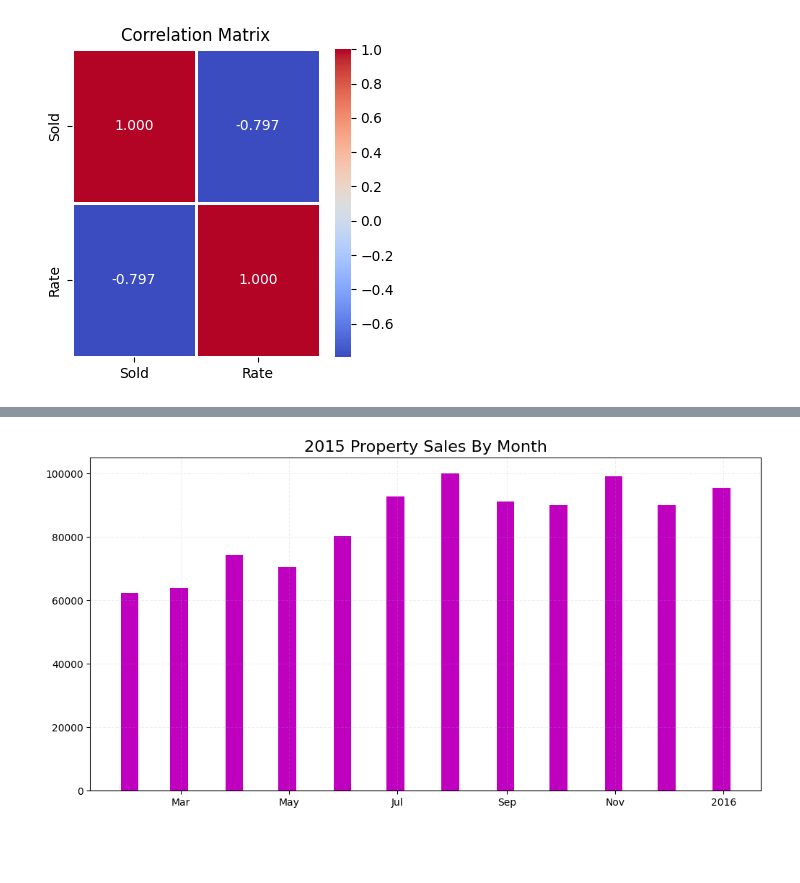
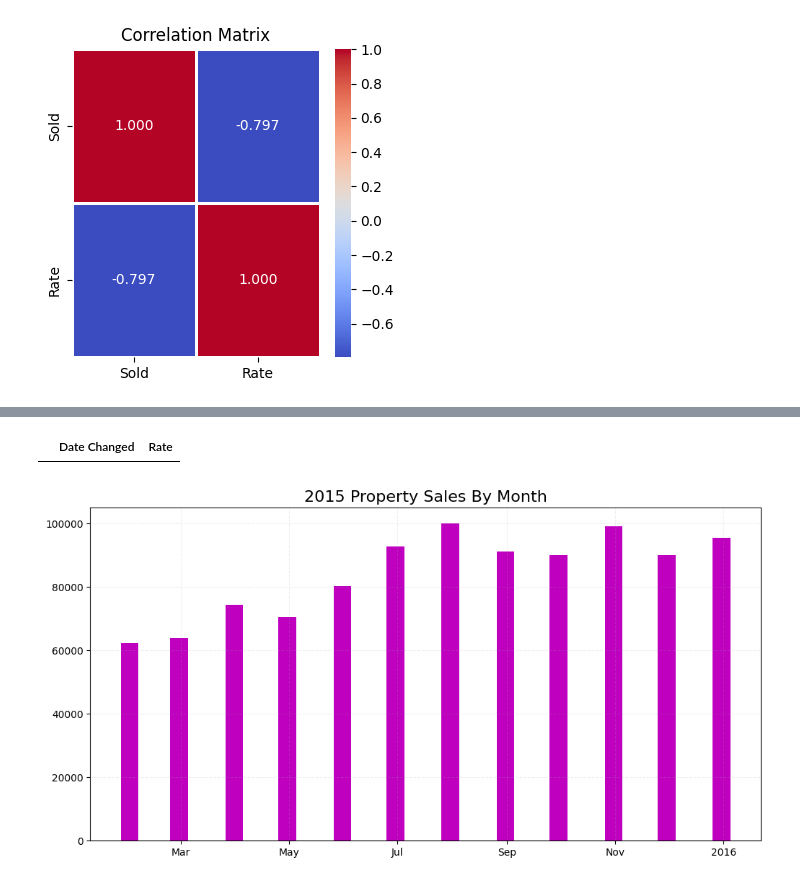
Before and after one commit to Dan-Mihaylov/Economic-Data-Analysis, a Jupyter notebook: uk_house_market_data_analysis.ipynb, the cells around one changed output, grey strips where cells are left out. Cells and saved outputs as stored; diff of their text form; code cells hidden in the pictures; blank space fills up the shorter version.

```diff
--- a/uk_house_market_data_analysis.ipynb
+++ b/uk_house_market_data_analysis.ipynb
@@ -238,3 +298,7 @@ sns.heatmap(correlation_matrix, annot=True, cmap='coolwarm', fmt=".3f", linewidt
+# %%
+interest_rates_data.loc[interest_rates_data['Date Changed'] == '2009-01-01']
+# %% [output]
+|  | Date Changed | Rate |
 # %%
 data_for_2015 = yearly_data_since_2015['sales_data_2015'].copy()
 data_for_2015['date_of_sale'] = pd.to_datetime(data_for_2015['date_of_sale'])
```
Also changed, not shown: parts of 4 cells of this notebook.
